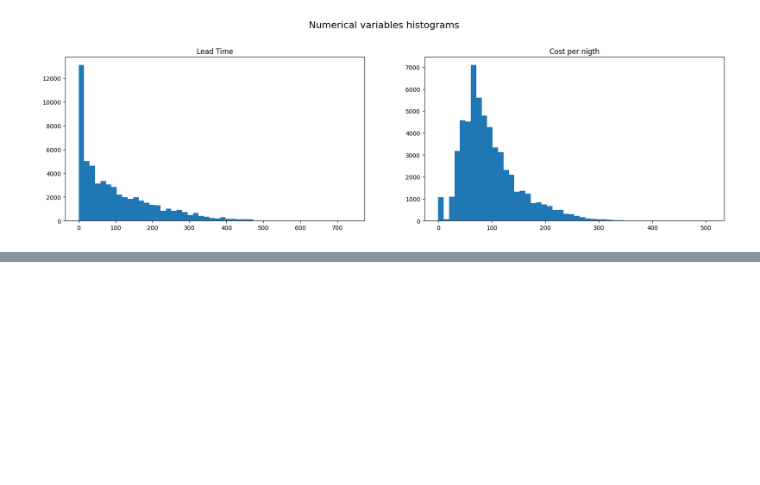
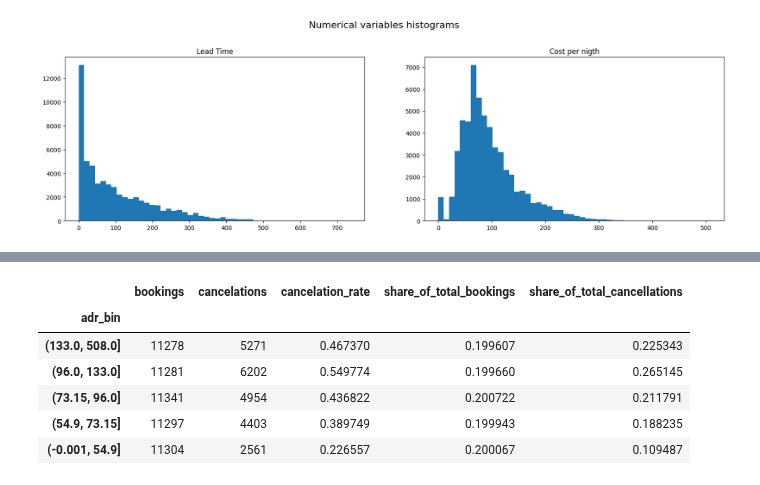
Before and after one commit to maxenceperon/Taller1_Felipe_Maxence_Ciencia_de_datos, a Jupyter notebook: eda.ipynb, the cells around one changed output, grey strips where cells are left out. Cells and saved outputs as stored; diff of their text form; code cells hidden in the pictures; blank space fills up the shorter version.

```diff
--- a/eda.ipynb
+++ b/eda.ipynb
@@ -143,0 +211,22 @@ plt.show()
+# %%
+df["adr_bin"] = pd.qcut(df["adr"], q=5, duplicates="drop")
+
+summary_adr = (
+    df.groupby("adr_bin")["is_canceled"].agg(
+        bookings=("count"),
+        cancelations=("sum"),
+        cancelation_rate=("mean")
+    ).sort_values("adr_bin", ascending=False)
+)
+summary_adr["share_of_total_bookings"] = (summary_adr["bookings"] / summary_adr["bookings"].sum())
+summary_adr["share_of_total_cancellations"] = (summary_adr["cancelations"] / summary_adr["cancelations"].sum())
+
+display(summary_adr)
+# %% [output]
+|  | bookings | cancelations | cancelation_rate | share_of_total_bookings | share_of_total_cancellations |
+| adr_bin |  |  |  |  |  |
+| (133.0, 508.0] | 11278 | 5271 | 0.467370 | 0.199607 | 0.225343 |
+| (96.0, 133.0] | 11281 | 6202 | 0.549774 | 0.199660 | 0.265145 |
+| (73.15, 96.0] | 11341 | 4954 | 0.436822 | 0.200722 | 0.211791 |
+| (54.9, 73.15] | 11297 | 4403 | 0.389749 | 0.199943 | 0.188235 |
+| (-0.001, 54.9] | 11304 | 2561 | 0.226557 | 0.200067 | 0.109487 |
```
Also changed, not shown: parts of 6 cells of this notebook.
